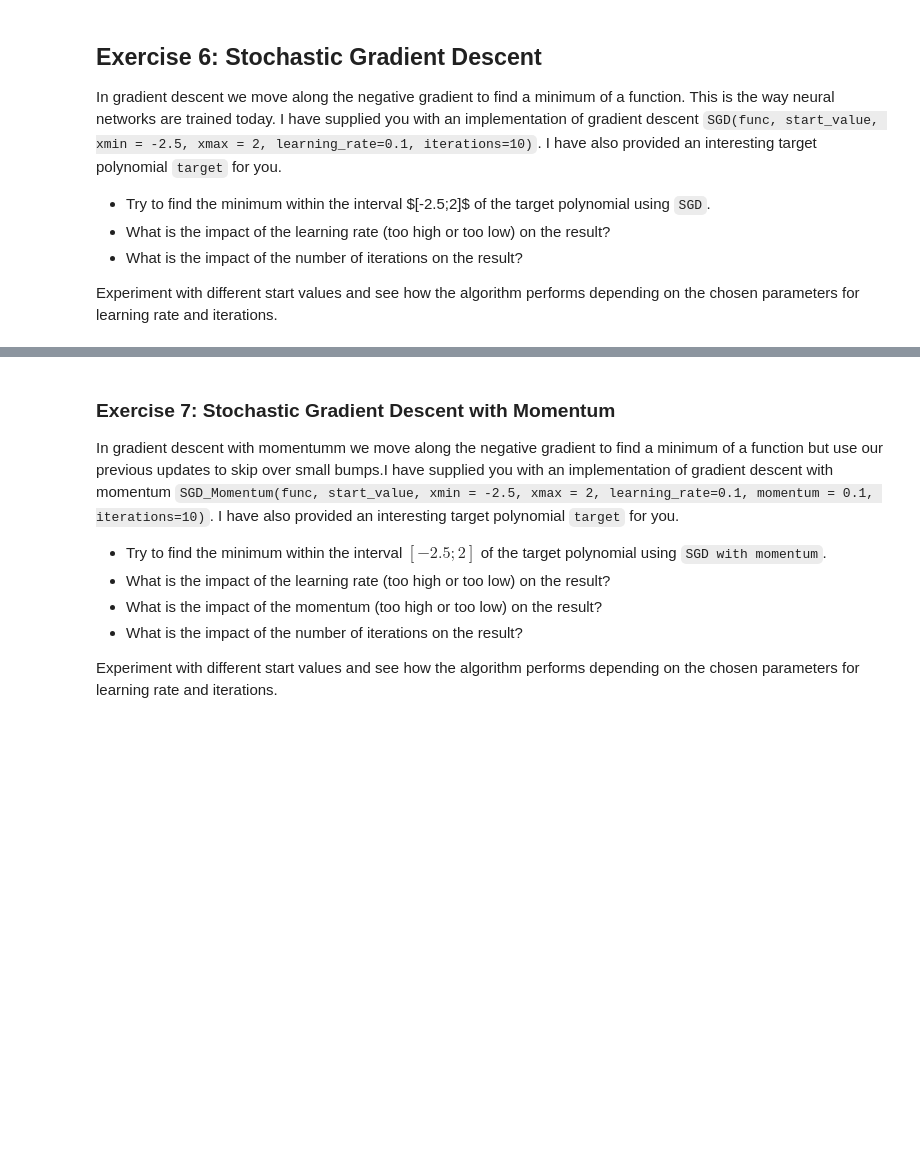
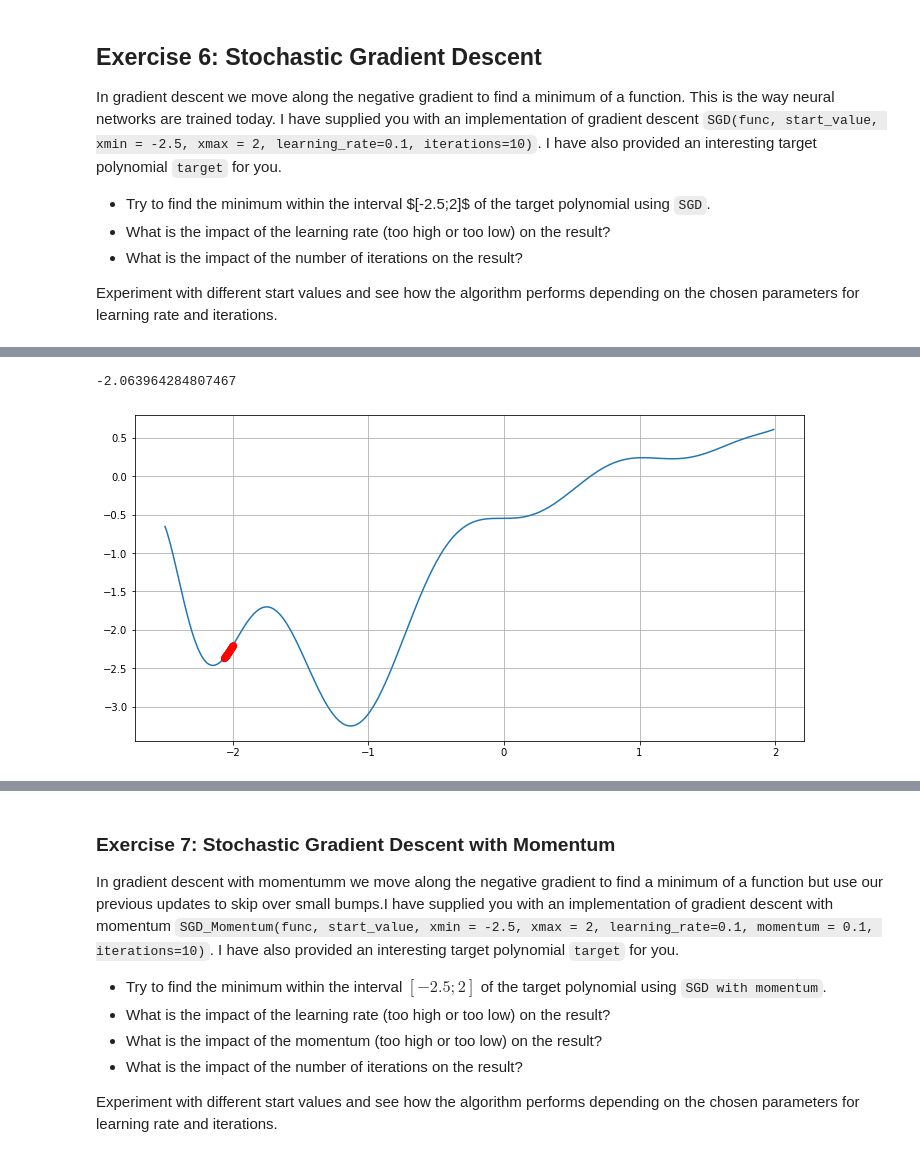
Before and after one commit to xBlade58/ma-ws22-machine-learning-assignments, a Jupyter notebook: Exercise_06/Neural_Network_Exercises_v3.ipynb, the cells around one changed output, grey strips where cells are left out. Drawn from its saved outputs; the diff is of its cells as text; code cells hidden in the pictures; blank space fills up the shorter version.

```diff
--- a/Exercise_06/Neural_Network_Exercises_v3.ipynb
+++ b/Exercise_06/Neural_Network_Exercises_v3.ipynb
@@ -392,0 +394,7 @@ print(minVal)
+# %%
+# Too low learning_rate
+minVal = SGD(target, -2, learning_rate=0.0005,iterations=50)
+print(minVal)
+# %% [output]
+-2.063964284807467
+[figure, added]
```
Also changed, not shown: parts of 17 cells of this notebook, 1 other file.
